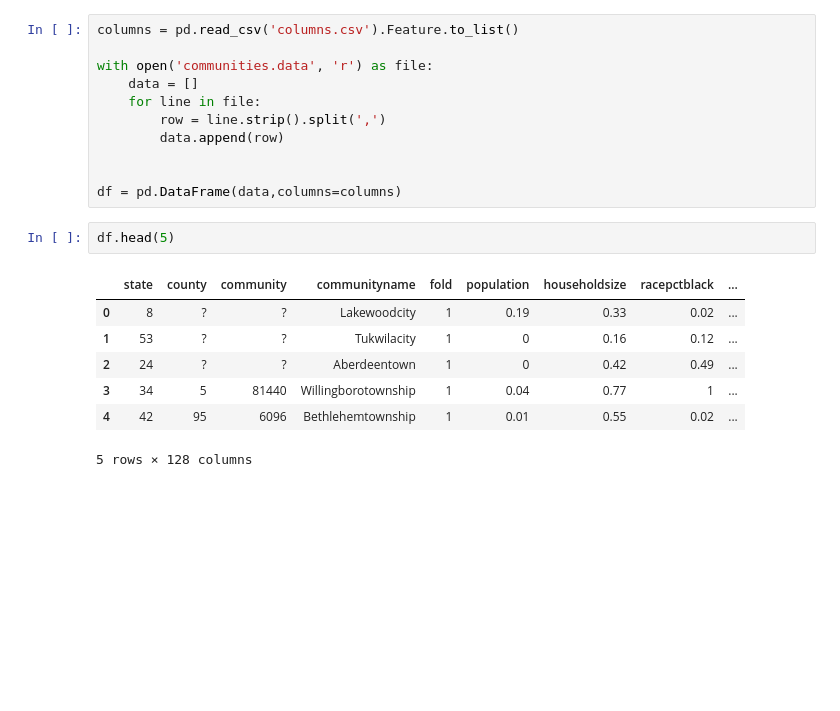
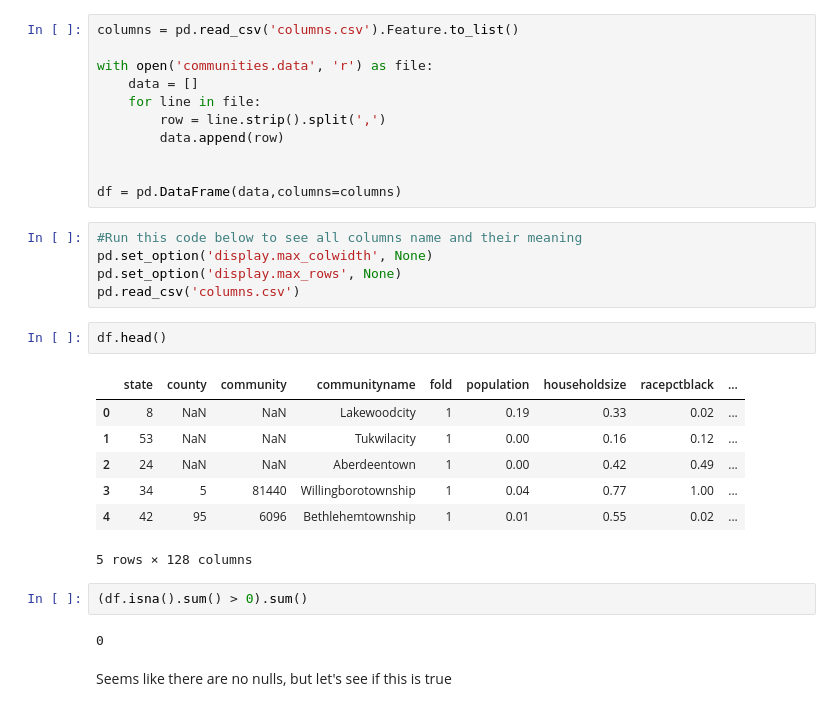
Before and after one commit to octaviodiego78/data-modeling-proyect, a Jupyter notebook: regression/crimePrediction.ipynb, the cells around one changed output. Drawn from its saved outputs; the diff is of its cells as text; blank space fills up the shorter version.

Commit message:
Null handling, correlation and histograms

```diff
--- a/regression/crimePrediction.ipynb
+++ b/regression/crimePrediction.ipynb
@@ -25,13 +43,24 @@ with open('communities.data', 'r') as file:
 
 
 df = pd.DataFrame(data,columns=columns)
+# %%
+#Run this code below to see all columns name and their meaning
+pd.set_option('display.max_colwidth', None)
+pd.set_option('display.max_rows', None)
+pd.read_csv('columns.csv')
 # %%
-df.head(5)
+df.head()
 # %% [output]
 |  | state | county | community | communityname | fold | population | householdsize | racepctblack | ... |
-| 0 | 8 | ? | ? | Lakewoodcity | 1 | 0.19 | 0.33 | 0.02 | ... |
-| 1 | 53 | ? | ? | Tukwilacity | 1 | 0 | 0.16 | 0.12 | ... |
-| 2 | 24 | ? | ? | Aberdeentown | 1 | 0 | 0.42 | 0.49 | ... |
-| 3 | 34 | 5 | 81440 | Willingborotownship | 1 | 0.04 | 0.77 | 1 | ... |
+| 0 | 8 | NaN | NaN | Lakewoodcity | 1 | 0.19 | 0.33 | 0.02 | ... |
+| 1 | 53 | NaN | NaN | Tukwilacity | 1 | 0.00 | 0.16 | 0.12 | ... |
+| 2 | 24 | NaN | NaN | Aberdeentown | 1 | 0.00 | 0.42 | 0.49 | ... |
+| 3 | 34 | 5 | 81440 | Willingborotownship | 1 | 0.04 | 0.77 | 1.00 | ... |
 | 4 | 42 | 95 | 6096 | Bethlehemtownship | 1 | 0.01 | 0.55 | 0.02 | ... |
 5 rows × 128 columns
+# %%
+(df.isna().sum() > 0).sum()
+# %% [output]
+0
+# %% [markdown]
+Seems like there are no nulls, but let's see if this is true
```
Also changed, not shown: parts of 12 cells of this notebook.
